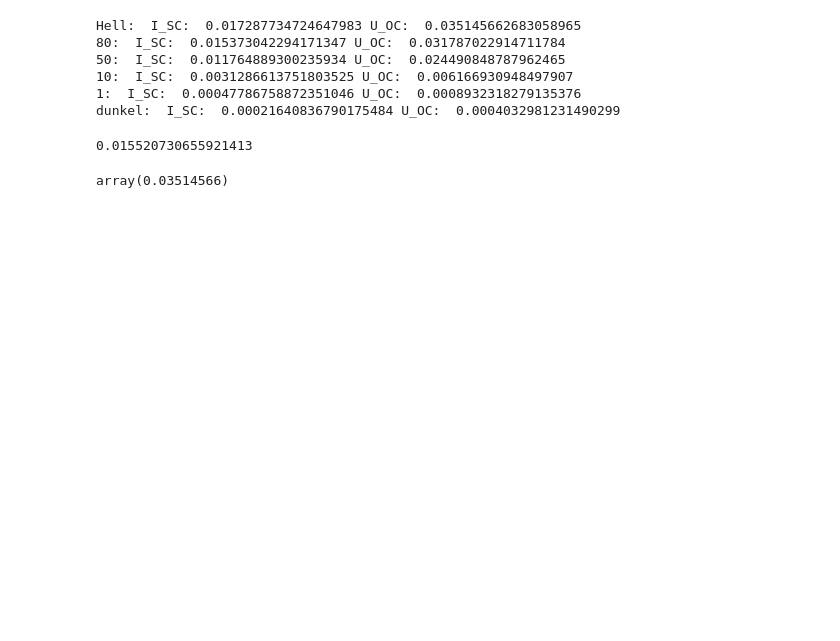
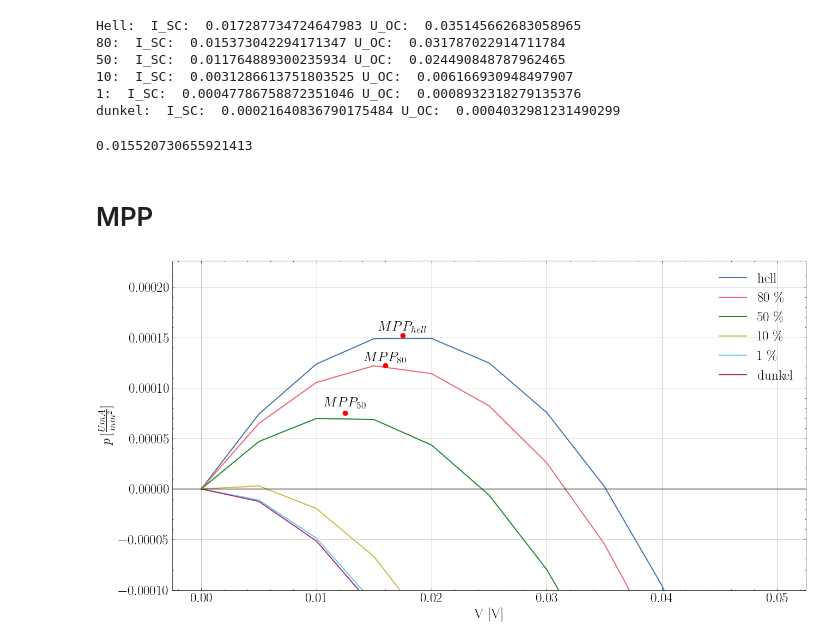
Before and after one commit to FlorianAdamczyk/FPrak_Perowskitsolarzellen, a Jupyter notebook: Auswertung.ipynb, the cells around one changed output. Cells and saved outputs as stored; diff of their text form; code cells hidden in the pictures; blank space fills up the shorter version.

```diff
--- a/Auswertung.ipynb
+++ b/Auswertung.ipynb
@@ -92,7 +93,43 @@ dunkel:  I_SC:  0.00021640836790175484 U_OC:  0.0004032981231490299
 0.0004032981231490299 * area
 # %% [output]
 0.015520730655921413
-# %%
-interp1d(hellKL.I, hellKL.U, kind='linear', fill_value="extrapolate")(0.0)
-# %% [output]
-array(0.03514566)
+# %% [markdown]
+# MPP
+# %%
+fig = plt.figure(figsize=[15,8], dpi=100)
+ax = fig.add_subplot(111)
+
+
+ax.plot(hellKL.U, hellKL.I*hellKL.U, linewidth = 1.5, label = "hell")
+ax.plot(KL80.U, KL80.I*KL80.U, linewidth = 1.5, label = r"80 \%")
+ax.plot(KL50.U, KL50.I*KL50.U, linewidth = 1.5, label = r"50 \%")
+ax.plot(KL10.U, KL10.I*KL10.U, linewidth = 1.5, label = r"10 \%")
+ax.plot(KL1.U, KL1.I*KL10.U, linewidth = 1.5, label = r"1 \%")
+ax.plot(dunkelKL.U, dunkelKL.I*dunkelKL.U, linewidth = 1.5, label = "dunkel")
+
+ax.scatter(0.0175,0.000152, zorder = 10,clip_on=False, color = "red")
+ax.text(0.0175,0.00016,r"$MPP_{hell}$", ha='center', va = 'center')
+
+ax.scatter(0.016,0.000122, zorder = 10,clip_on=False, color = "red")
+ax.text(0.016,0.00013,r"$MPP_{80}$", ha='center', va = 'center')
+
+ax.scatter(0.0125,0.000075, zorder = 10,clip_on=False, color = "red")
+ax.text(0.0125,0.000085,r"$MPP_{50}$", ha='center', va = 'center')
+
+ax.axhline(0,color = "black")
+
+#ax.set_xlim(xmin = 0, xmax = 0.04)
+ax.set_ylim(ymin = -0.0001)
+
+
+ax.set_xlabel("V [V]")
+ax.set_ylabel(ylabel=r"$p \, [\frac{U mA}{mm^2}]$")
+
+
+
+ax.legend()
+ax.grid()
+
+plt.savefig("bilder/MPP.pdf")
+# %% [output]
+[figure, added]
```
Also changed, not shown: parts of 4 cells of this notebook, 4 other files.
